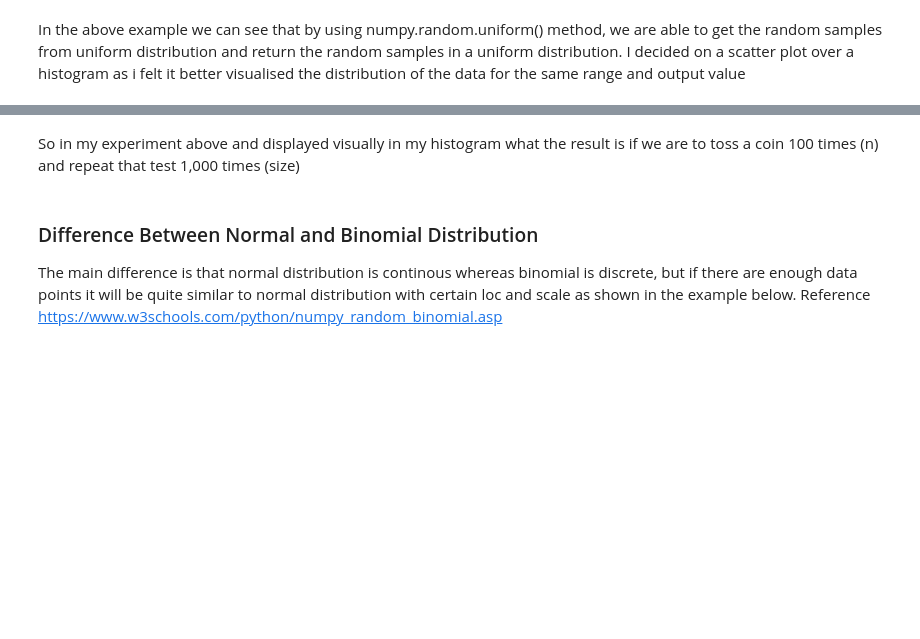
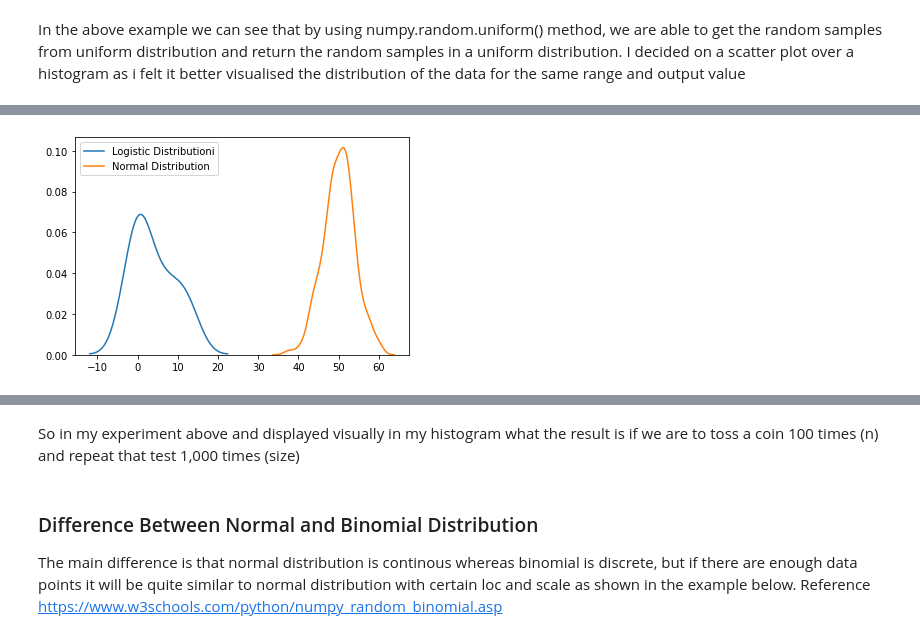
Before and after one commit to brendantipp/sem2_prog_data_analysis_assignment, a Jupyter notebook: explaining.numpy.random.ipynb, the cells around one changed output, grey strips where cells are left out. Saved outputs shown, nothing was run; the diff lists cells and outputs as text; code cells hidden in the pictures; blank space fills up the shorter version.

```diff
--- a/explaining.numpy.random.ipynb
+++ b/explaining.numpy.random.ipynb
@@ -282,3 +317,9 @@ In the above example we can see that by using numpy.random.uniform() method, we
+# %%
+sns.distplot(s, hist=False, label='Logistic Distributioni')
+sns.distplot(rng.normal(loc=50,scale=4,size=500), hist=False, label='Normal Distribution')
+plt.show()
+# %% [output]
+[figure, added]
 # %% [markdown]
 ###  Binomial Distribution
 
```
Also changed, not shown: parts of 47 cells of this notebook.
